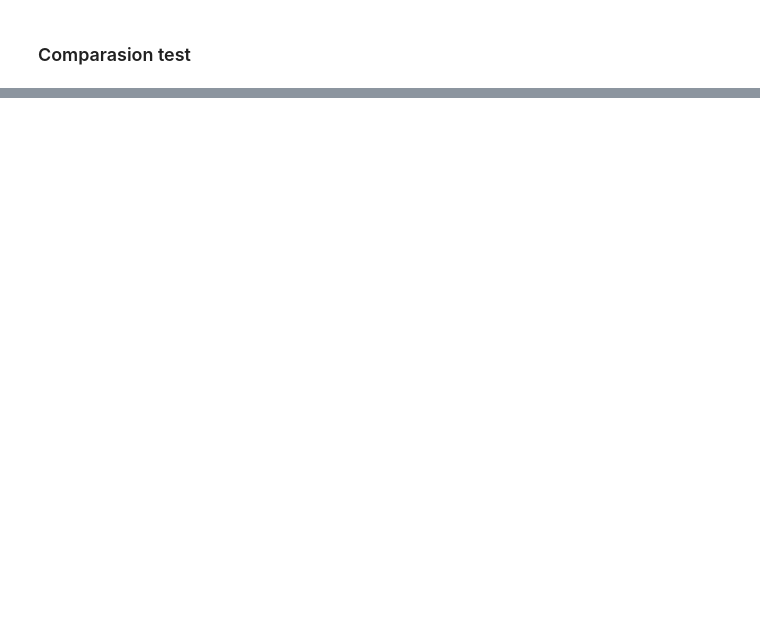
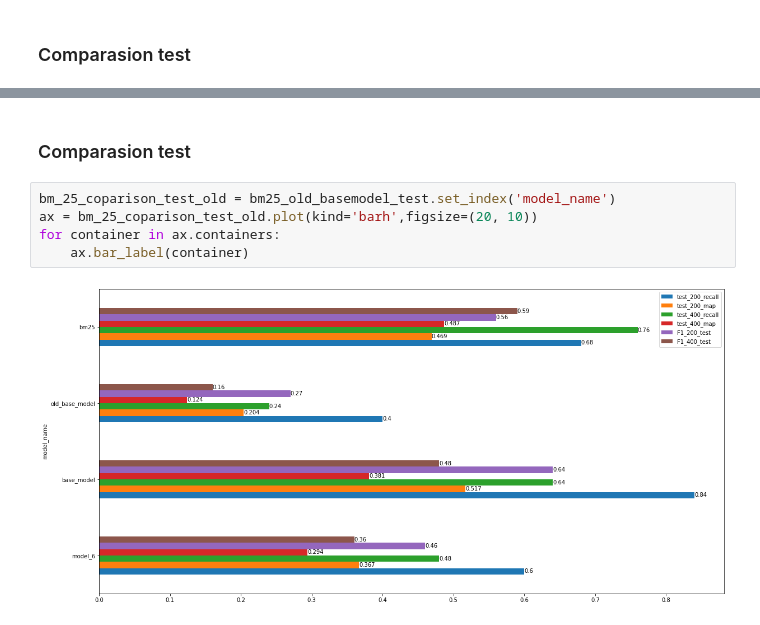
Before and after one commit to HighDeFing/thesis_v4, a Jupyter notebook: notebooks/EDA.ipynb, the cells around one changed output, grey strips where cells are left out. Cells and saved outputs as stored; diff of their text form; blank space fills up the shorter version.

```diff
--- a/notebooks/EDA.ipynb
+++ b/notebooks/EDA.ipynb
@@ -1417,0 +1517,9 @@ for container in ax.containers:
+# %% [markdown]
+### Comparasion test
+# %%
+bm_25_coparison_test_old = bm25_old_basemodel_test.set_index('model_name')
+ax = bm_25_coparison_test_old.plot(kind='barh',figsize=(20, 10))
+for container in ax.containers:
+    ax.bar_label(container)
+# %% [output]
+[figure, added]
```
Also changed, not shown: parts of 21 cells of this notebook, 6 other files.
